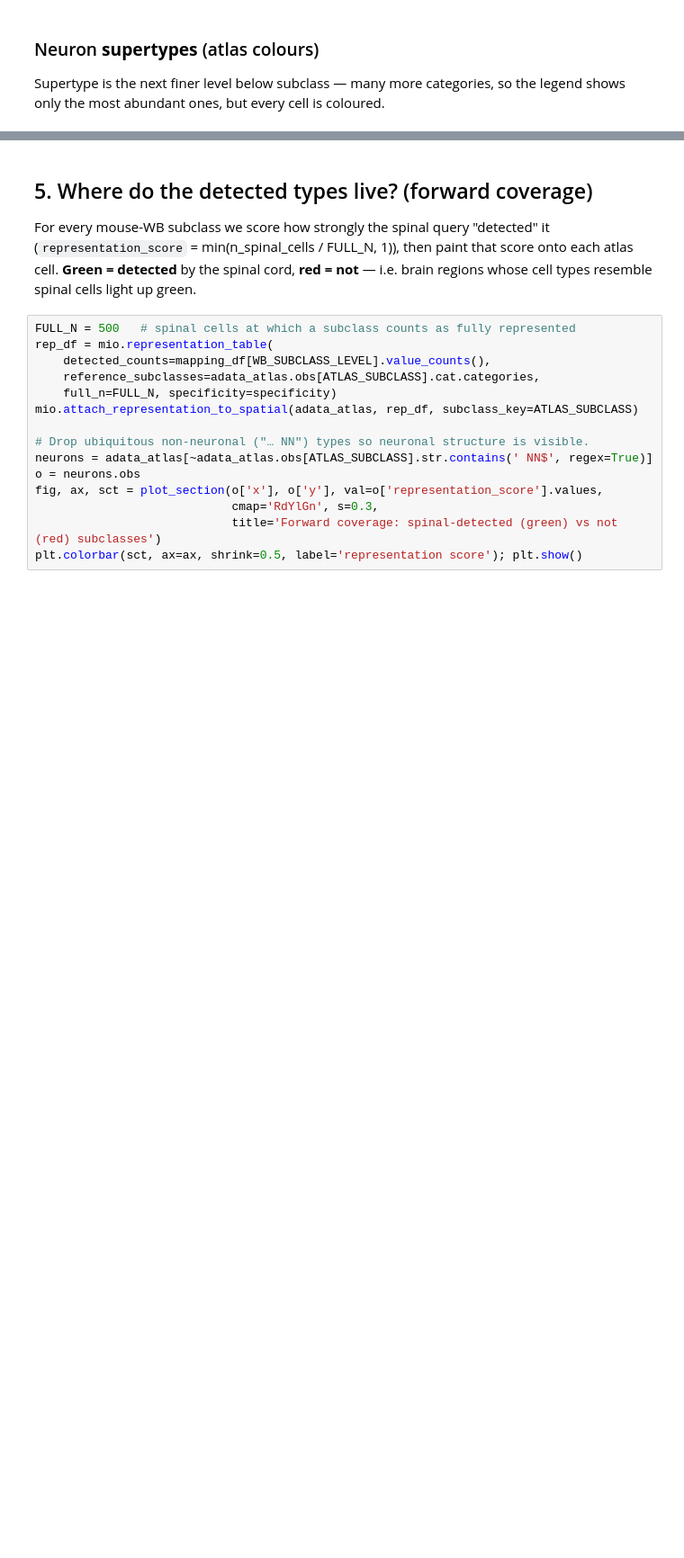
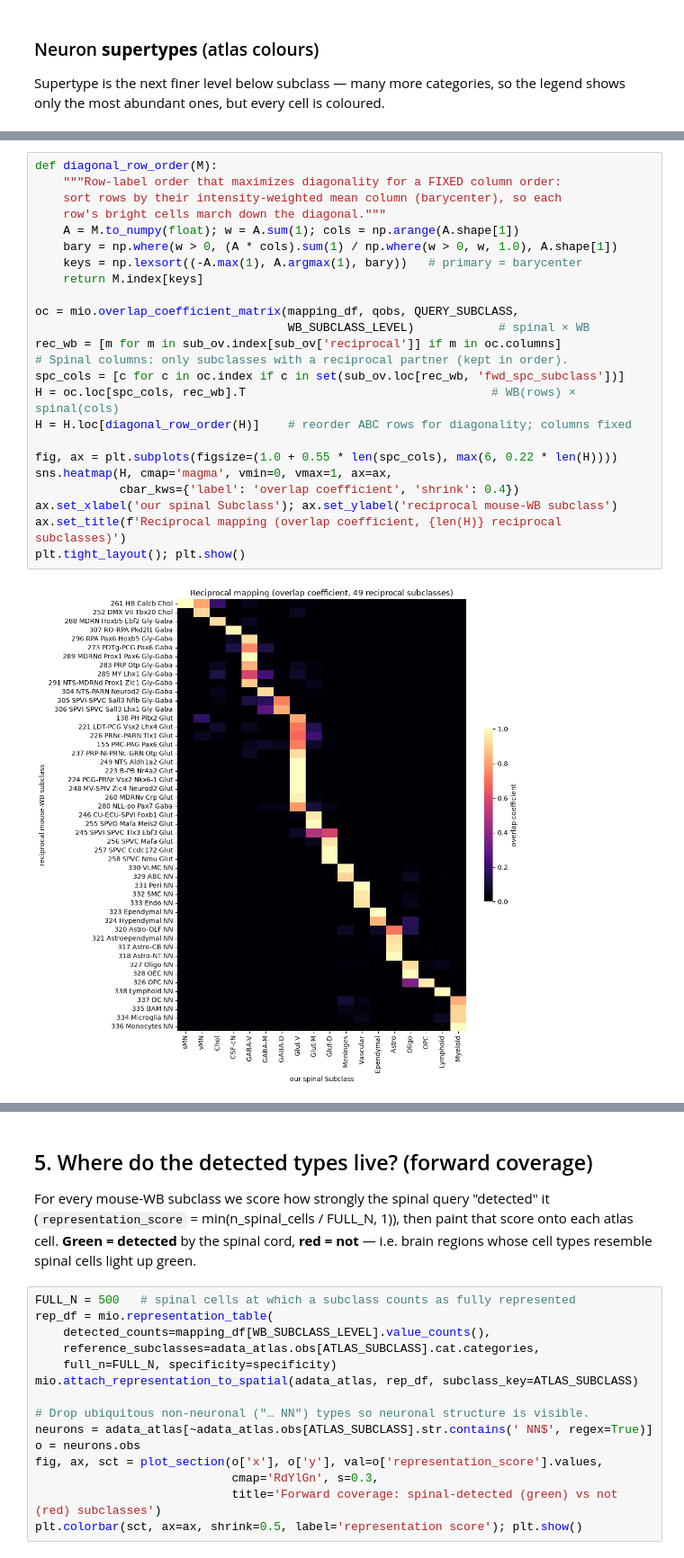
Before and after one commit to AllenInstitute/lipari_genomics_workshop_2026, a Jupyter notebook: session2/notebooks/session2_reciprocal_mapping_spatial.ipynb, the cells around one changed output, grey strips where cells are left out. Shown at 90% size. Saved outputs shown, nothing was run; the diff lists cells and outputs as text; blank space fills up the shorter version.

```diff
--- a/session2/notebooks/session2_reciprocal_mapping_spatial.ipynb
+++ b/session2/notebooks/session2_reciprocal_mapping_spatial.ipynb
@@ -334,0 +488,26 @@ plot_identities(neuron_obs, 'supertype_color', 'supertype',
+# %%
+def diagonal_row_order(M):
+    """Row-label order that maximizes diagonality for a FIXED column order:
+    sort rows by their intensity-weighted mean column (barycenter), so each
+    row's bright cells march down the diagonal."""
+    A = M.to_numpy(float); w = A.sum(1); cols = np.arange(A.shape[1])
+    bary = np.where(w > 0, (A * cols).sum(1) / np.where(w > 0, w, 1.0), A.shape[1])
+    keys = np.lexsort((-A.max(1), A.argmax(1), bary))   # primary = barycenter
+    return M.index[keys]
+
+oc = mio.overlap_coefficient_matrix(mapping_df, qobs, QUERY_SUBCLASS,
+                                    WB_SUBCLASS_LEVEL)            # spinal × WB
+rec_wb = [m for m in sub_ov.index[sub_ov['reciprocal']] if m in oc.columns]
+# Spinal columns: only subclasses with a reciprocal partner (kept in order).
+spc_cols = [c for c in oc.index if c in set(sub_ov.loc[rec_wb, 'fwd_spc_subclass'])]
+H = oc.loc[spc_cols, rec_wb].T                                   # WB(rows) × spinal(cols)
+H = H.loc[diagonal_row_order(H)]    # reorder ABC rows for diagonality; columns fixed
+
+fig, ax = plt.subplots(figsize=(1.0 + 0.55 * len(spc_cols), max(6, 0.22 * len(H))))
+sns.heatmap(H, cmap='magma', vmin=0, vmax=1, ax=ax,
+            cbar_kws={'label': 'overlap coefficient', 'shrink': 0.4})
+ax.set_xlabel('our spinal Subclass'); ax.set_ylabel('reciprocal mouse-WB subclass')
+ax.set_title(f'Reciprocal mapping (overlap coefficient, {len(H)} reciprocal subclasses)')
+plt.tight_layout(); plt.show()
+# %% [output]
+[figure, added]
```
Also changed, not shown: parts of 67 cells of this notebook, 13 other files.
